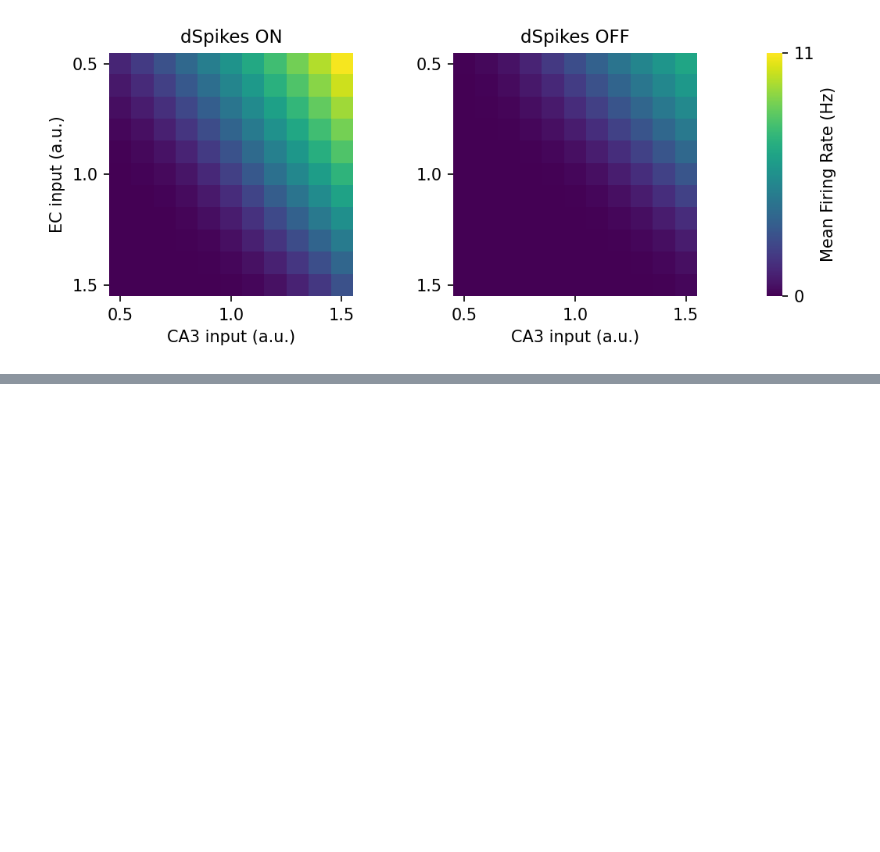
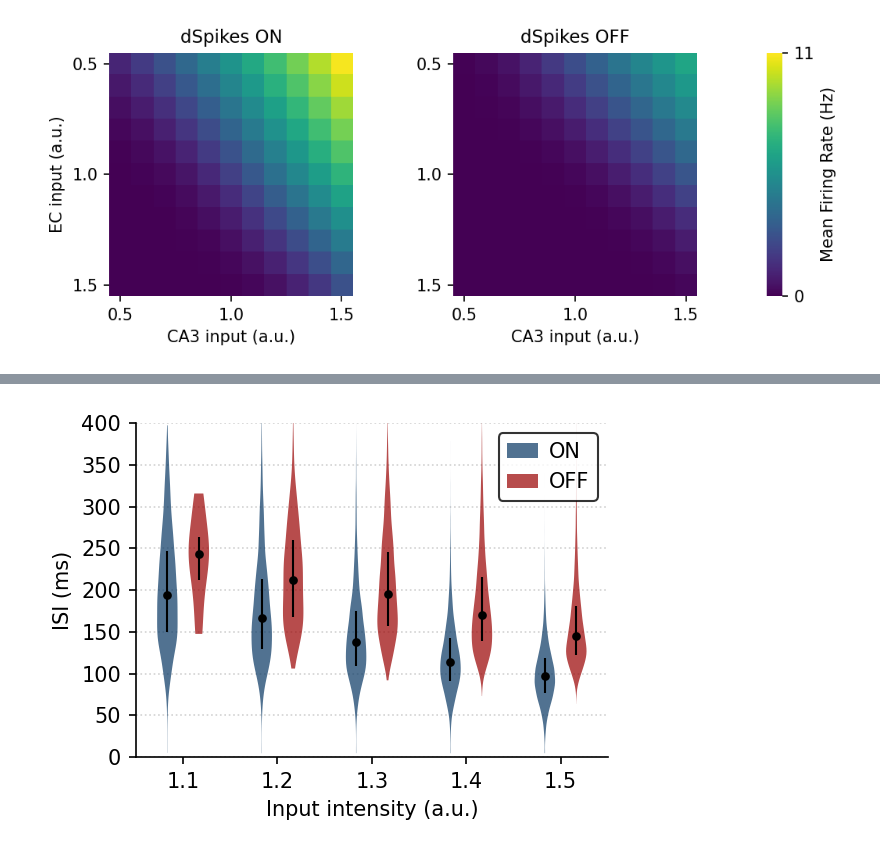
Before and after one commit to mpgl/dendrify-old-see-readme, a Jupyter notebook: Fig7-notebook.ipynb, the cells around one changed output, grey strips where cells are left out. Saved outputs shown, nothing was run; the diff lists cells and outputs as text; code cells hidden in the pictures; blank space fills up the shorter version.

```diff
--- a/Fig7-notebook.ipynb
+++ b/Fig7-notebook.ipynb
@@ -146,0 +198,88 @@ fig.subplots_adjust()
+# %%
+# @title Violin plots
+import warnings
+warnings.filterwarnings("ignore")
+
+path = "other/pickles/fig7-data"
+ec_freqs = b.arange(1, 1.5, 0.1)*82
+ca3_freqs = b.arange(1, 1.5, 0.1)*120
+
+data_ON = []
+data_OFF = []
+for x, y in zip(ec_freqs, ca3_freqs):
+    file1 = f"INPUT_EC=True INPUT_CA3=True DSPIKES=True FREQ_EC={x:.1f}Hz FREQ_CA3={y:.1f}Hz N_PYR=10000 T_SIM=500ms.pkl"
+    file2 = f"INPUT_EC=True INPUT_CA3=True DSPIKES=False FREQ_EC={x:.1f}Hz FREQ_CA3={y:.1f}Hz N_PYR=10000 T_SIM=500ms.pkl"
+    with open(f"{path}/{file1}", 'rb') as f1, open(f"{path}/{file2}", 'rb') as f2:
+        data1, data2 = p.load(f1), p.load(f2)
+
+    spiketimes1 = data1['spiketimes']
+    oneplus1 = [spiketimes1[neuron]
+                for neuron in spiketimes1 if
+                len(spiketimes1[neuron]) >= 2]
+    isi1 = [(b.diff(spikes)/ms) for spikes in oneplus1]
+    isi1_flat = b.hstack(isi1)
+    data_ON.append(isi1_flat)
+
+    spiketimes2 = data2['spiketimes']
+    oneplus2 = [spiketimes2[neuron]
+                for neuron in spiketimes2 if
+                len(spiketimes2[neuron]) >= 2]
+    isi2 = [(b.diff(spikes)/ms) for spikes in oneplus2]
+    isi2_flat = b.hstack(isi2)
+    data_OFF.append(isi2_flat)
+
+fig, ax = b.subplots(figsize=[4,3])
+violin1 = ax.violinplot(data_ON, positions=[0, 3, 6, 9, 12],
+                        showextrema=False, widths=.65)
+violin2 = ax.violinplot(data_OFF, positions=[1, 4, 7, 10, 13],
+                        showextrema=False, widths=.65)
+
+for vp1, vp2 in zip(violin1['bodies'],  violin2['bodies']):
+    vp1.set_facecolor('#073763')
+    vp1.set_zorder(2)
+    vp1.set_alpha(0.7)
+    vp2.set_facecolor('#990000')
+    vp2.set_zorder(2)
+    vp2.set_alpha(0.7)
+
+medians = []
+quartile1 = []
+quartile3 = []
+
+for i in data_OFF:
+    q1, median, q3 = b.percentile(i, [25, 50, 75], axis=0)
+    medians.append(median)
+    quartile1.append(q1)
+    quartile3.append(q3)
+
+inds = [1, 4, 7, 10, 13]
+ax.scatter(inds, medians, marker='o', color='black', s=10, zorder=3)
+ax.vlines(inds, quartile1, quartile3, color='black', linestyle='-', lw=1)
+
+medians = []
+quartile1 = []
+quartile3 = []
+
+for i in data_ON:
+    q1, median, q3 = b.percentile(i, [25, 50, 75], axis=0)
+    medians.append(median)
+    quartile1.append(q1)
+    quartile3.append(q3)
+
+inds = [0, 3, 6, 9, 12]
+ax.scatter(inds, medians, marker='o', color='black', s=10, zorder=3)
+ax.vlines(inds, quartile1, quartile3, color='black', linestyle='-', lw=1)
+
+handles = [mpatches.Patch(edgecolor=None, facecolor='#073763', alpha=.7),
+           mpatches.Patch(edgecolor=None, facecolor='#990000', alpha=.7)]
+labels = ['ON', 'OFF']
+ax.legend(handles, labels, loc='upper right', ncol=1)
+ax.yaxis.grid(zorder=0)
+ax.set_ylabel("ISI (ms)")
+ax.set_xlabel("Input intensity (a.u.)")
+ax.set_ylim(top=400, bottom=0)
+ax.set_xticks(b.arange(0, 15, 3)+.5)
+ax.set_xticklabels([1.1, 1.2, 1.3, 1.4, 1.5])
+fig.tight_layout()
+# %% [output]
+[figure, added]
```
Also changed, not shown: parts of 4 cells of this notebook.
